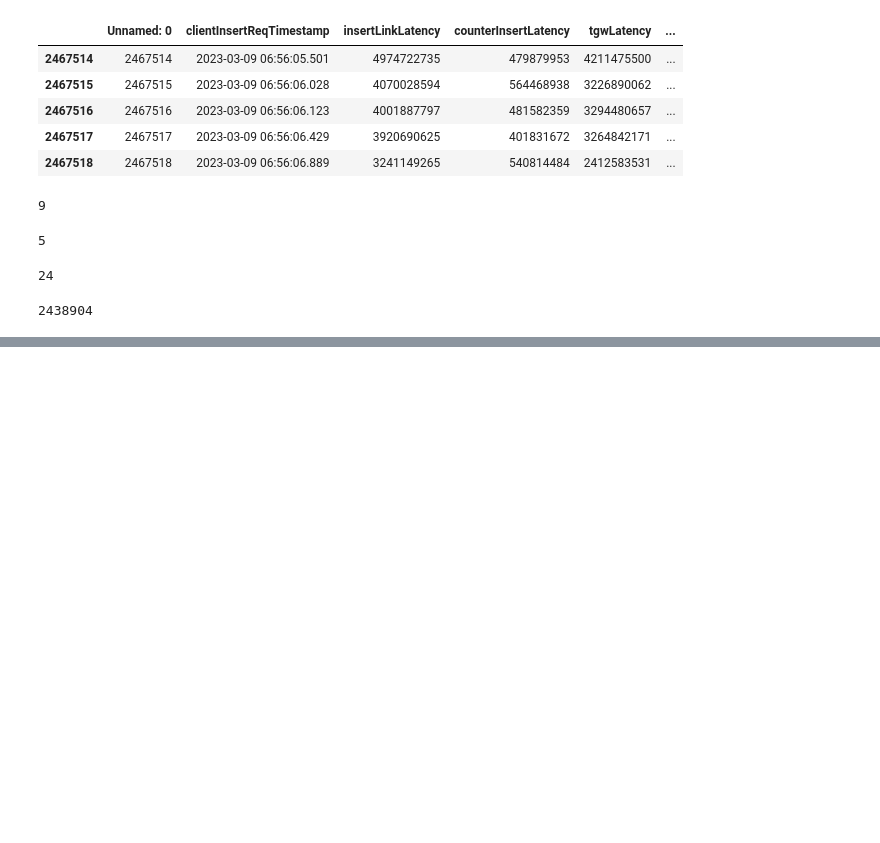
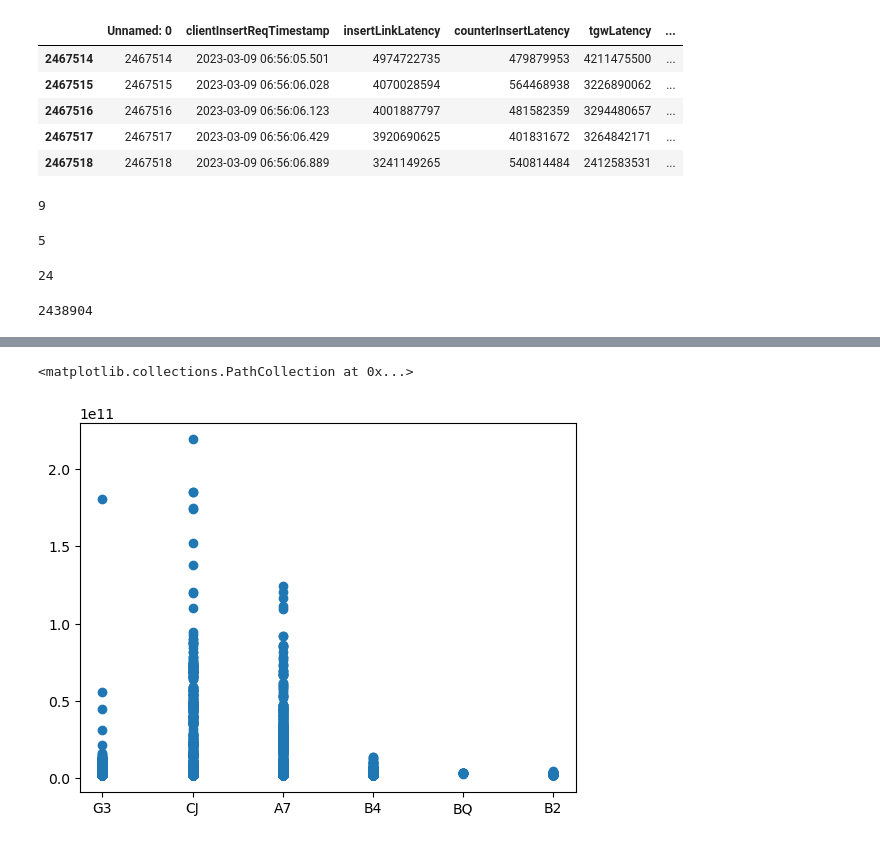
Before and after one commit to stanwu4/SecuritiesAndFutures, a Jupyter notebook: Securities Review.ipynb, the cells around one changed output, grey strips where cells are left out. Saved outputs shown, nothing was run; the diff lists cells and outputs as text; code cells hidden in the pictures; blank space fills up the shorter version.

```diff
--- a/Securities Review.ipynb
+++ b/Securities Review.ipynb
@@ -338,0 +331,5 @@ df['tgwInsertRspId'].nunique()
+# %%
+plt.scatter(list(df['branchId']), df['tgwLatency'])
+# %% [output]
+<matplotlib.collections.PathCollection at 0x...>
+[figure, added]
```
Also changed, not shown: parts of 49 cells of this notebook.
